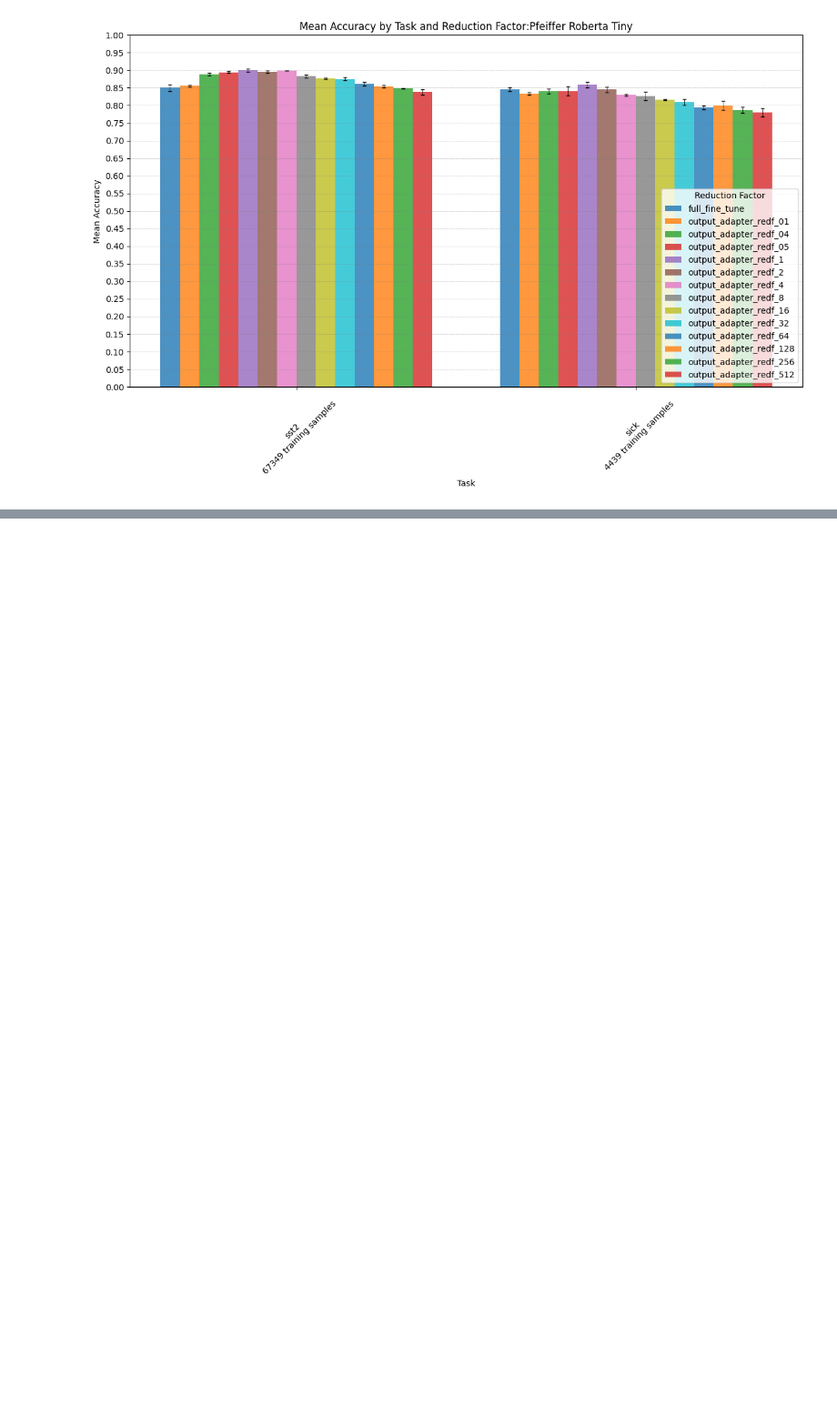
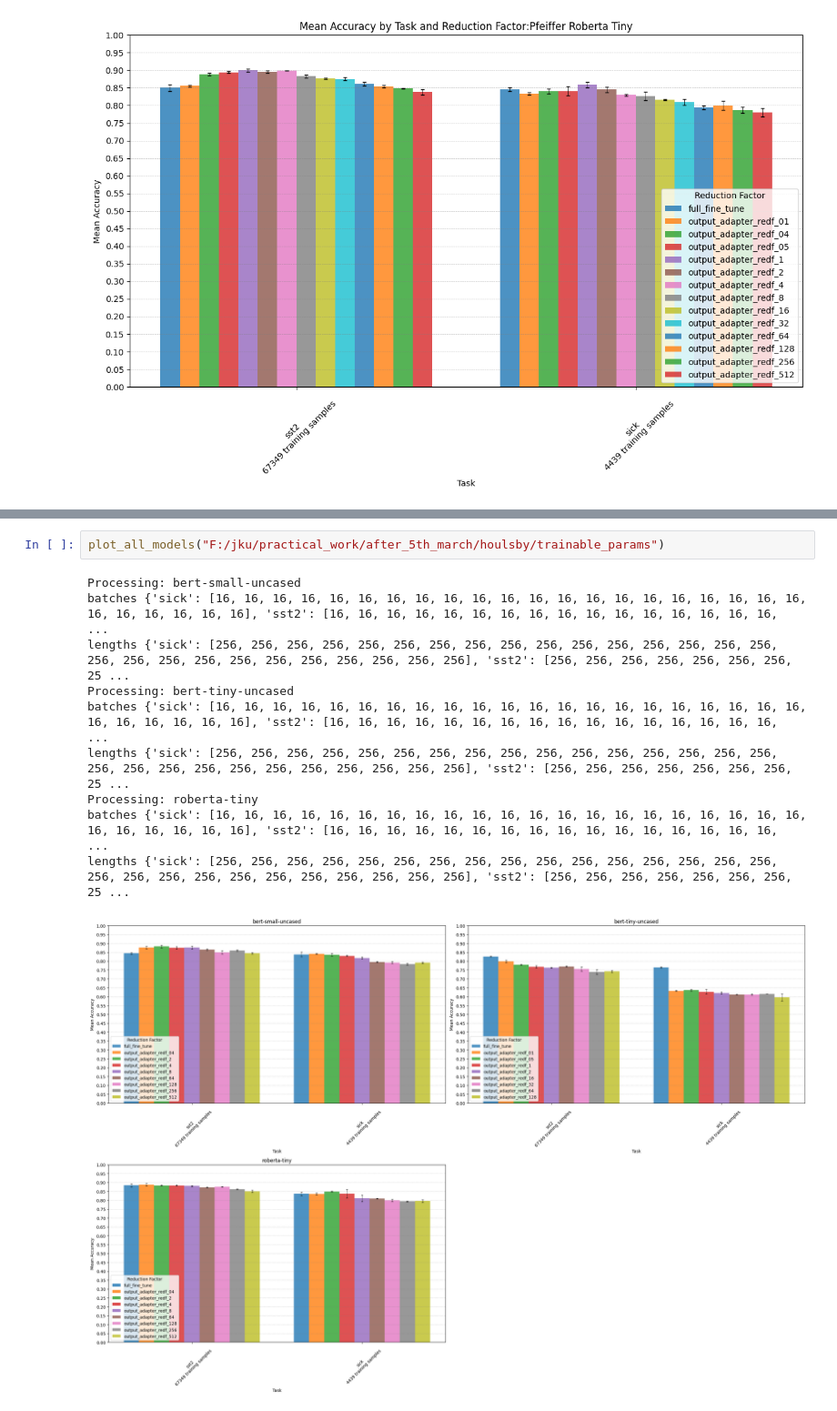
Before and after one commit to HectorAuvinen/adapter_experiments, a Jupyter notebook: notebooks/result_plotting.ipynb, the cells around one changed output, grey strips where cells are left out. Shown at 91% size. Saved outputs shown, nothing was run; the diff lists cells and outputs as text; blank space fills up the shorter version.

```diff
--- a/notebooks/result_plotting.ipynb
+++ b/notebooks/result_plotting.ipynb
@@ -201 +152,14 @@ sst2
 [figure]
+# %%
+plot_all_models("F:/jku/practical_work/after_5th_march/houlsby/trainable_params")
+# %% [output]
+Processing: bert-small-uncased
+batches {'sick': [16, 16, 16, 16, 16, 16, 16, 16, 16, 16, 16, 16, 16, 16, 16, 16, 16, 16, 16, 16, 16, 16, 16, 16, 16, 16, 16], 'sst2': [16, 16, 16, 16, 16, 16, 16, 16, 16, 16, 16, 16, 16, 16, 16, 16,  ...
+lengths {'sick': [256, 256, 256, 256, 256, 256, 256, 256, 256, 256, 256, 256, 256, 256, 256, 256, 256, 256, 256, 256, 256, 256, 256, 256, 256, 256, 256], 'sst2': [256, 256, 256, 256, 256, 256, 256, 25 ...
+Processing: bert-tiny-uncased
+batches {'sick': [16, 16, 16, 16, 16, 16, 16, 16, 16, 16, 16, 16, 16, 16, 16, 16, 16, 16, 16, 16, 16, 16, 16, 16, 16, 16, 16], 'sst2': [16, 16, 16, 16, 16, 16, 16, 16, 16, 16, 16, 16, 16, 16, 16, 16,  ...
+lengths {'sick': [256, 256, 256, 256, 256, 256, 256, 256, 256, 256, 256, 256, 256, 256, 256, 256, 256, 256, 256, 256, 256, 256, 256, 256, 256, 256, 256], 'sst2': [256, 256, 256, 256, 256, 256, 256, 25 ...
+Processing: roberta-tiny
+batches {'sick': [16, 16, 16, 16, 16, 16, 16, 16, 16, 16, 16, 16, 16, 16, 16, 16, 16, 16, 16, 16, 16, 16, 16, 16, 16, 16, 16], 'sst2': [16, 16, 16, 16, 16, 16, 16, 16, 16, 16, 16, 16, 16, 16, 16, 16,  ...
+lengths {'sick': [256, 256, 256, 256, 256, 256, 256, 256, 256, 256, 256, 256, 256, 256, 256, 256, 256, 256, 256, 256, 256, 256, 256, 256, 256, 256, 256], 'sst2': [256, 256, 256, 256, 256, 256, 256, 25 ...
+[figure, added]
```
Also changed, not shown: parts of 7 cells of this notebook, 1 other file.
